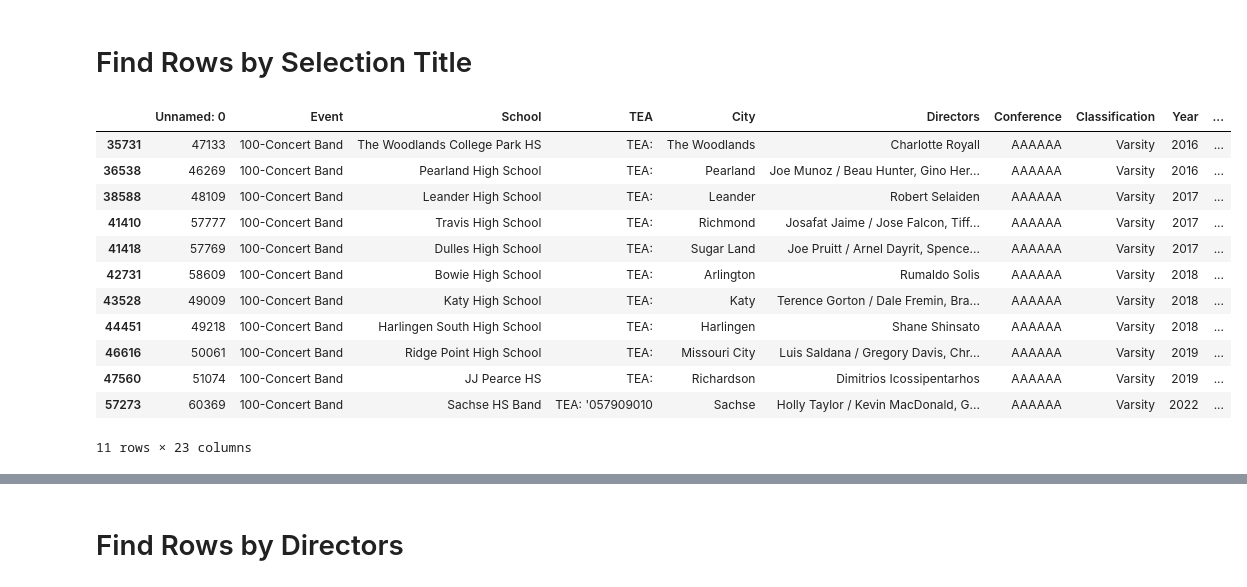
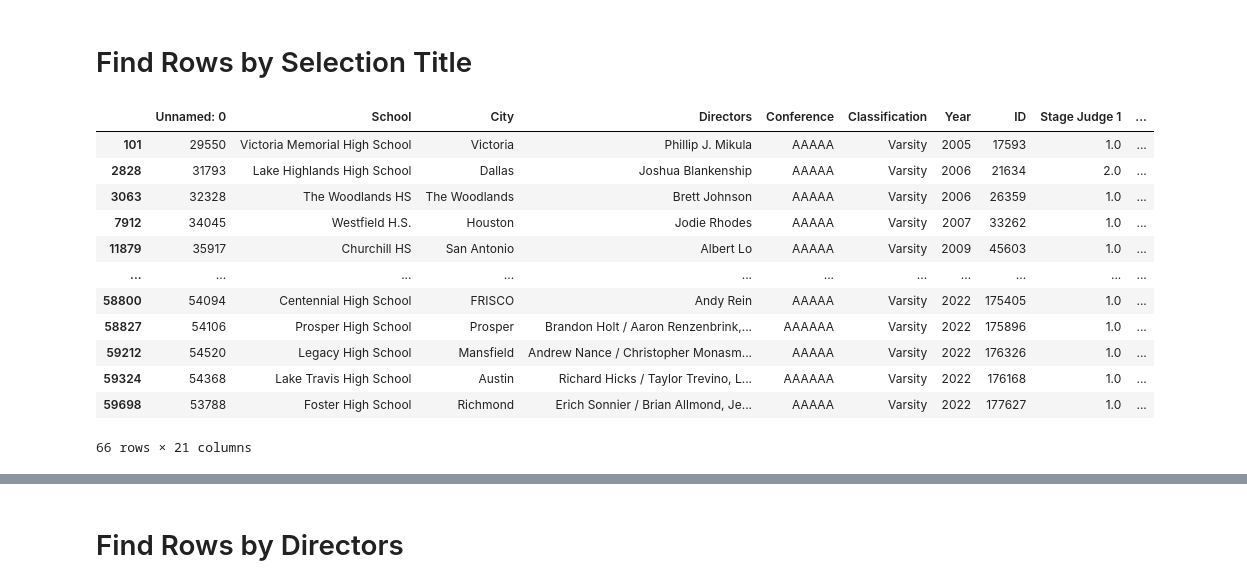
Before and after one commit to macdkw89/uil_results, a Jupyter notebook: data.ipynb, the cells around one changed output, grey strips where cells are left out. Drawn from its saved outputs; the diff is of its cells as text; code cells hidden in the pictures.

```diff
--- a/data.ipynb
+++ b/data.ipynb
@@ -43,24 +40,22 @@ for i in judging_columns:
 # %%
+# Trim whitespace, double spaces, commas, and periods from selections
 selection_columns = ['Selection 1', 'Selection 2', 'Selection 3']
 
-# trim whitespace from selections
 for i in selection_columns:
     df[i] = df[i].str.strip()
+    df[i] = df[i].str.replace('  ', ' ', regex=False)
+    df[i] = df[i].str.replace(',', '', regex=False)
+    df[i] = df[i].str.replace('.', '', regex=False)
 
 # Trim whitespace from classification column
 df['Classification'] = df['Classification'].str.strip()
-
-# Eliminate double spaces from selections
-for i in selection_columns:
-    df[i] = df[i].str.replace('  ', ' ')
 # %% [markdown]
 ## Get the average judge rating
-# %%
-# set judging data to integer
-for i in judging_columns:
-    df[i] = df[i].astype(int)
 # %%
 # Average together Stage Judge 1, 2, and 3 into a new column
+for i in judging_columns:
+    df[i] = df[i].astype(float)
+
 df['Stage Average'] = (df['Stage Judge 1'] + df['Stage Judge 2'] + df['Stage Judge 3']) / 3
 # %%
 def top_n_grabber(n, df):
@@ -118,6 +110,7 @@ df_1a = df[df['Conference'] == 'A']
 df_1a_varsity = df[(df['Classification'] == 'Varsity') & (df['Conference'] == 'A')]
 df_1a_nonvarsity = df[(df['Classification'] == 'Non-Varsity') & (df['Conference'] == 'A')]
 df_1a_subnonvarsity = df[(df['Classification'].str.contains('Sub Non')) & (df['Conference'] == 'A')]
+df_5a_6a_varsity = df[(df['Classification'] == 'Varsity') & ((df['Conference'] == 'AAAAAA') | (df['Conference'] == 'AAAAA'))]
 df_2005 = df[df['Year'] == 2005]
 df_2006 = df[df['Year'] == 2006]
 df_2007 = df[df['Year'] == 2007]
@@ -162,28 +164,28 @@ plotter(12, df_6a_varsity)
 # %% [markdown]
 # Find Rows by Selection Title
 # %%
-# combine all rows where selection 1, 2, or 3 contains 'Overture to Candide'
+# Combine all rows where any selection contains the search term
 def selection_finder(selection, df):
     finder_df = df[(df['Selection 1'].str.contains(selection)) | (df['Selection 2'].str.contains(selection)) | (df['Selection 3'].str.contains(selection))]
     return finder_df
 
-selection = 'Trittico'
-df_for_search = df_6a_varsity
+selection = 'Melody Shop'
+df_for_search = df_5a_6a_varsity
 
 selection_finder_df = selection_finder(selection, df_for_search)
 selection_finder_df
 # %% [output]
-|  | Unnamed: 0 | Event | School | TEA | City | Directors | Conference | Classification | Year | ... |
-| 35731 | 47133 | 100-Concert Band | The Woodlands College Park HS | TEA: | The Woodlands | Charlotte Royall | AAAAAA | Varsity | 2016 | ... |
-| 36538 | 46269 | 100-Concert Band | Pearland High School | TEA: | Pearland | Joe Munoz / Beau Hunter, Gino Her... | AAAAAA | Varsity | 2016 | ... |
-| 38588 | 48109 | 100-Concert Band | Leander High School | TEA: | Leander | Robert Selaiden | AAAAAA | Varsity | 2017 | ... |
-| 41410 | 57777 | 100-Concert Band | Travis High School | TEA: | Richmond | Josafat Jaime / Jose Falcon, Tiff... | AAAAAA | Varsity | 2017 | ... |
-| 41418 | 57769 | 100-Concert Band | Dulles High School | TEA: | Sugar Land | Joe Pruitt / Arnel Dayrit, Spence... | AAAAAA | Varsity | 2017 | ... |
-| 42731 | 58609 | 100-Concert Band | Bowie High School | TEA: | Arlington | Rumaldo Solis | AAAAAA | Varsity | 2018 | ... |
-| 43528 | 49009 | 100-Concert Band | Katy High School | TEA: | Katy | Terence Gorton / Dale Fremin, Bra... | AAAAAA | Varsity | 2018 | ... |
-| 44451 | 49218 | 100-Concert Band | Harlingen South High School | TEA: | Harlingen | Shane Shinsato | AAAAAA | Varsity | 2018 | ... |
-| 46616 | 50061 | 100-Concert Band | Ridge Point High School | TEA: | Missouri City | Luis Saldana / Gregory Davis, Chr... | AAAAAA | Varsity | 2019 | ... |
-| 47560 | 51074 | 100-Concert Band | JJ Pearce HS | TEA: | Richardson | Dimitrios Icossipentarhos | AAAAAA | Varsity | 2019 | ... |
-| 57273 | 60369 | 100-Concert Band | Sachse HS Band | TEA: '057909010 | Sachse | Holly Taylor / Kevin MacDonald, G... | AAAAAA | Varsity | 2022 | ... |
+|  | Unnamed: 0 | School | City | Directors | Conference | Classification | Year | ID | Stage Judge 1 | ... |
+| 101 | 29550 | Victoria Memorial High School | Victoria | Phillip J. Mikula | AAAAA | Varsity | 2005 | 17593 | 1.0 | ... |
+| 2828 | 31793 | Lake Highlands High School | Dallas | Joshua Blankenship | AAAAA | Varsity | 2006 | 21634 | 2.0 | ... |
+| 3063 | 32328 | The Woodlands HS | The Woodlands | Brett Johnson | AAAAA | Varsity | 2006 | 26359 | 1.0 | ... |
+| 7912 | 34045 | Westfield H.S. | Houston | Jodie Rhodes | AAAAA | Varsity | 2007 | 33262 | 1.0 | ... |
+| 11879 | 35917 | Churchill HS | San Antonio | Albert Lo | AAAAA | Varsity | 2009 | 45603 | 1.0 | ... |
+| ... | ... | ... | ... | ... | ... | ... | ... | ... | ... | ... |
+| 58800 | 54094 | Centennial High School | FRISCO | Andy Rein | AAAAA | Varsity | 2022 | 175405 | 1.0 | ... |
+| 58827 | 54106 | Prosper High School | Prosper | Brandon Holt / Aaron Renzenbrink,... | AAAAAA | Varsity | 2022 | 175896 | 1.0 | ... |
+| 59212 | 54520 | Legacy High School | Mansfield | Andrew Nance / Christopher Monasm... | AAAAA | Varsity | 2022 | 176326 | 1.0 | ... |
+| 59324 | 54368 | Lake Travis High School | Austin | Richard Hicks / Taylor Trevino, L... | AAAAAA | Varsity | 2022 | 176168 | 1.0 | ... |
+| 59698 | 53788 | Foster High School | Richmond | Erich Sonnier / Brian Allmond, Je... | AAAAA | Varsity | 2022 | 177627 | 1.0 | ... |
-11 rows × 23 columns
+66 rows × 21 columns
 # %%
```
Also changed, not shown: parts of 9 cells of this notebook, 1 other file.
